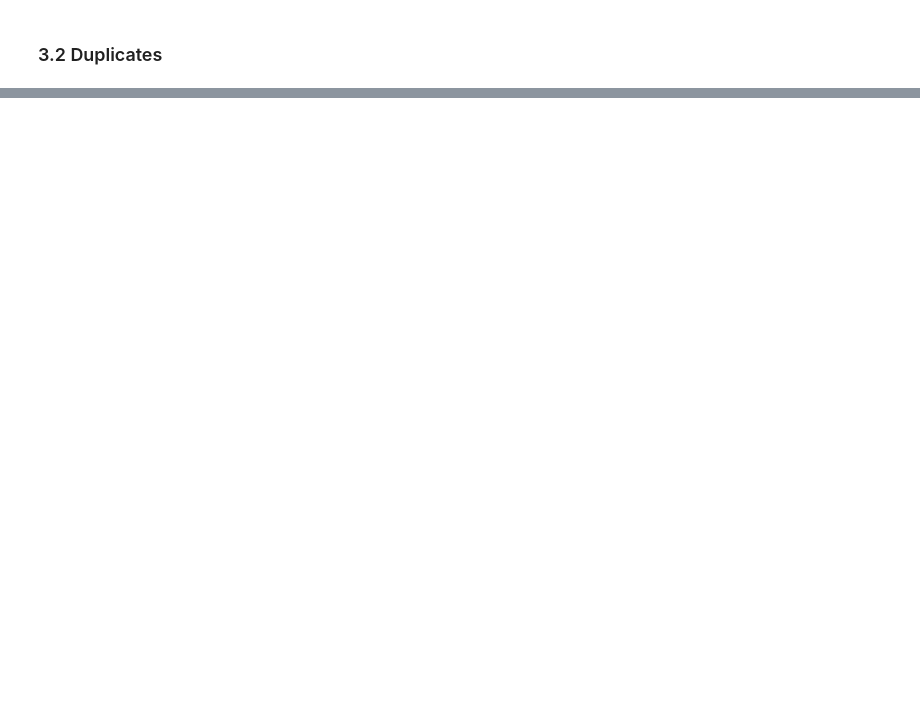
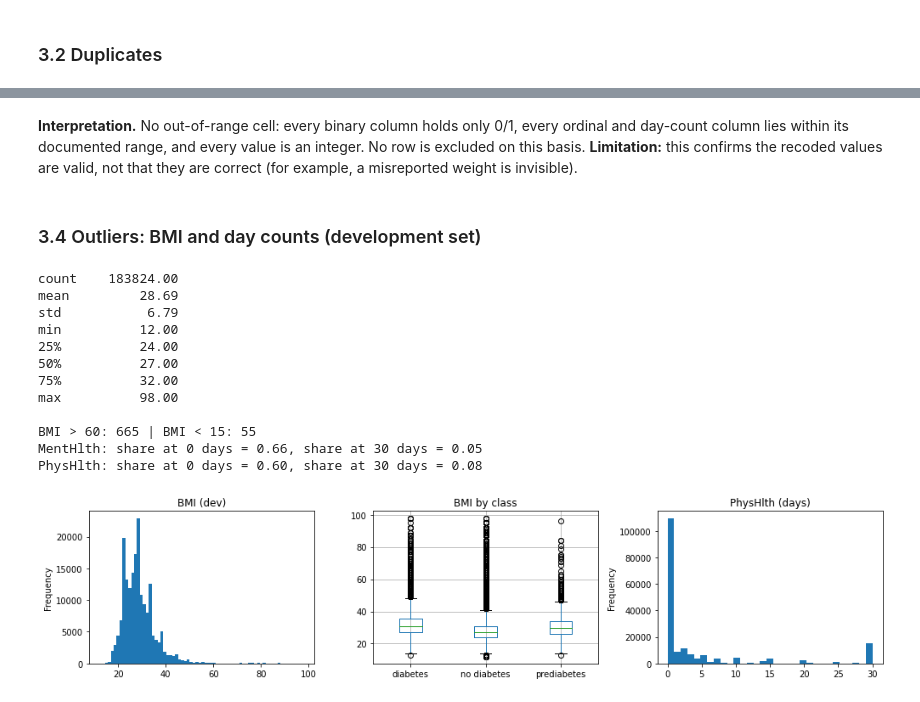
Before and after one commit to charlotteprior/data-5040-2026, a Jupyter notebook: milestone2.ipynb, the cells around one changed output, grey strips where cells are left out. Drawn from its saved outputs; the diff is of its cells as text; code cells hidden in the pictures; blank space fills up the shorter version.

Commit message:
Complete Milestone 2 notebook: three-class target, audit, baseline, validation
Co-Authored-By: Claude Sonnet 5.5 <noreply@anthropic.com>

```diff
--- a/milestone2.ipynb
+++ b/milestone2.ipynb
@@ -178,0 +99,8 @@ TODO: also check for sentinel codes that look like valid values (e.g. 7, 9, 77,
+# %%
+feats_uci = [c for c in df.columns if c not in ("ID", "Diabetes_binary")]
+assert len(k3) == len(df), "row counts differ"
+assert (df[feats_uci].values == k3[feats_uci].values).all(), "feature values differ row-by-row"
+assert ((k3["Diabetes_012"] == 2).astype(int).values == df["Diabetes_binary"].values).all(), "labels disagree"
+
+df["Diabetes_012"] = k3["Diabetes_012"].astype(int).values
+print("Alignment checks passed. Rows:", len(df))
@@ -191,12 +349,0 @@ TODO: interpret. Identical answer profiles are plausible in a 21-variable, mostl
-# %%
-expected = {  # column: (min, max)  -- from the data dictionary
-    "Age": (1, 13), "GenHlth": (1, 5), "Education": (1, 6), "Income": (1, 8),
-    "MentHlth": (0, 30), "PhysHlth": (0, 30),
-}
-binary_cols = [c for c in feature_cols if df[c].nunique() <= 2 and c not in expected]
-rows = []
-for c, (lo, hi) in expected.items():
-    rows.append((c, lo, hi, int(((df[c] < lo) | (df[c] > hi)).sum())))
-for c in binary_cols:
-    rows.append((c, 0, 1, int((~df[c].isin([0, 1])).sum())))
-pd.DataFrame(rows, columns=["column", "min_ok", "max_ok", "n_out_of_range"])
@@ -238,6 +349,0 @@ plt.ylabel("share"); plt.show()
-# %%
-fig, axes = plt.subplots(1, 3, figsize=(14, 3.5))
-for ax, c in zip(axes, ["Age", "GenHlth", "Income"]):
-    dev.groupby(c)[TARGET].mean().plot(marker="o", ax=ax, title=f"P(y=1) by {c}")
-    ax.set_ylabel("rate")
-plt.tight_layout(); plt.show()
@@ -456,0 +399,29 @@ Versions are printed in Section 0.1.
+# %% [markdown]
+**Interpretation.** No out-of-range cell: every binary column holds only 0/1, every ordinal and day-count column lies within its documented range, and every value is an integer. No row is excluded on this basis. **Limitation:** this confirms the recoded values are valid, not that they are correct (for example, a misreported weight is invisible).
+# %% [markdown]
+### 3.4 Outliers: BMI and day counts (development set)
+# %%
+print(dev["BMI"].describe().round(2).to_string())
+print("\nBMI > 60:", int((dev.BMI > 60).sum()), "| BMI < 15:", int((dev.BMI < 15).sum()))
+for c in ["MentHlth", "PhysHlth"]:
+    print(f"{c}: share at 0 days = {(dev[c]==0).mean():.2f}, share at 30 days = {(dev[c]==30).mean():.2f}")
+
+fig, ax = plt.subplots(1, 3, figsize=(14, 3.4))
+dev["BMI"].plot.hist(bins=70, ax=ax[0], title="BMI (dev)")
+dev.assign(cls=dev[TARGET].map(LABELS)).boxplot("BMI", by="cls", ax=ax[1]); ax[1].set_title("BMI by class"); ax[1].set_xlabel("")
+dev["PhysHlth"].plot.hist(bins=31, ax=ax[2], title="PhysHlth (days)")
+plt.suptitle(""); plt.tight_layout(); plt.show()
+# %% [output]
+count    183824.00
+mean         28.69
+std           6.79
+min          12.00
+25%          24.00
+50%          27.00
+75%          32.00
+max          98.00
+
+BMI > 60: 665 | BMI < 15: 55
+MentHlth: share at 0 days = 0.66, share at 30 days = 0.05
+PhysHlth: share at 0 days = 0.60, share at 30 days = 0.08
+[figure, added]
```
Also changed, not shown: parts of 128 cells of this notebook, 3 other files.
